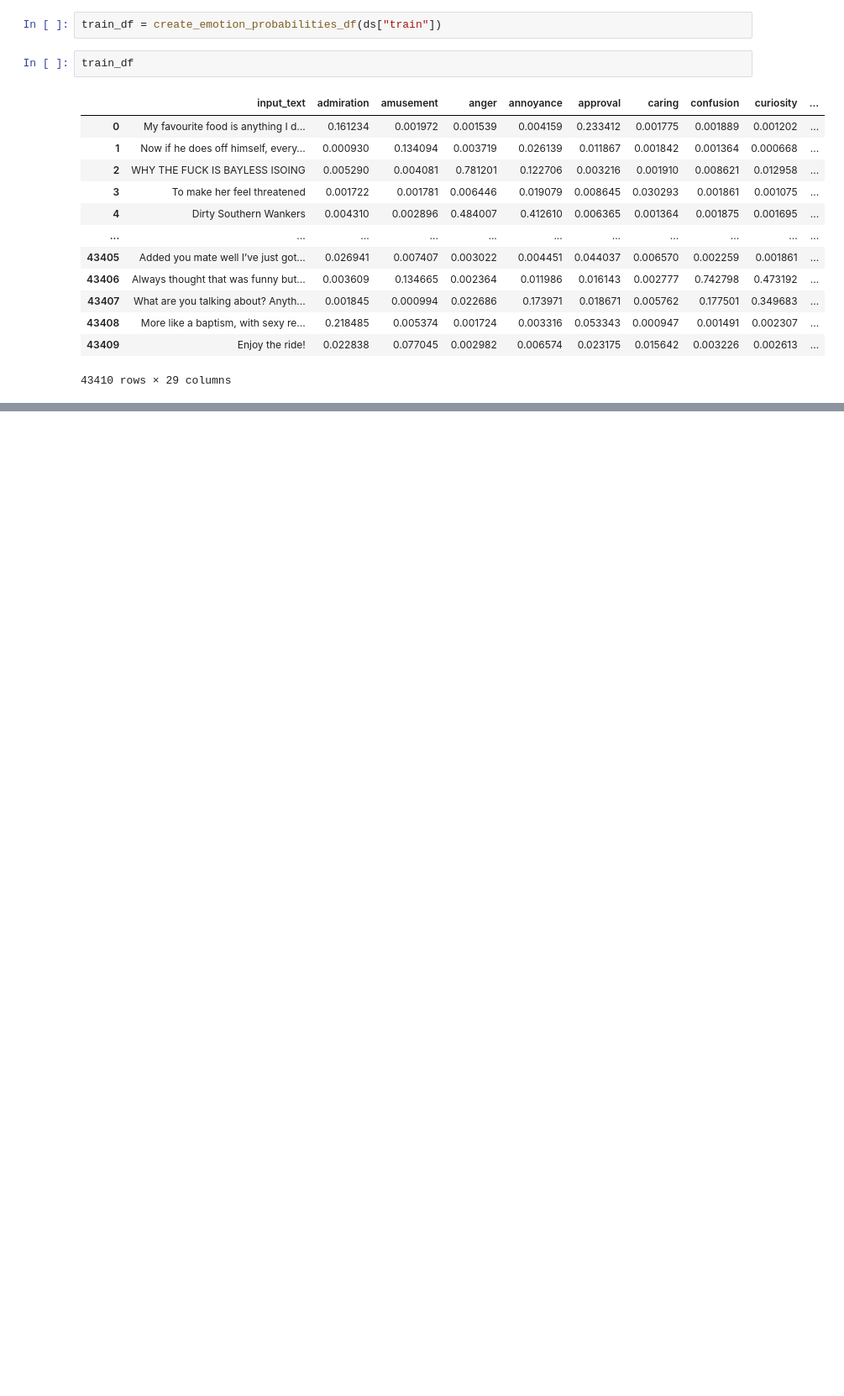
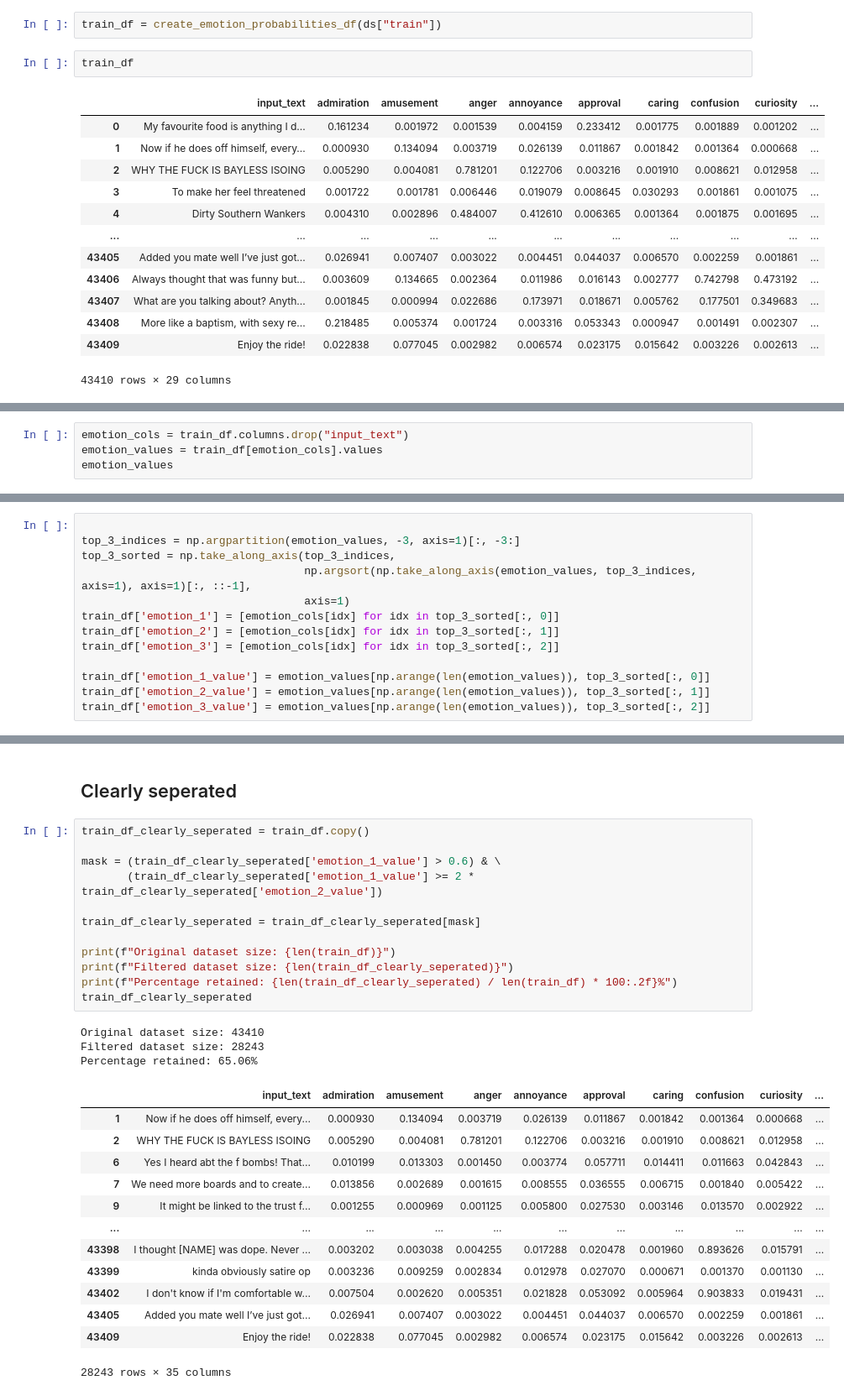
Before and after one commit to Iwaniukooo11/llm-workshop, a Jupyter notebook: basic/main.ipynb, the cells around one changed output, grey strips where cells are left out. Shown at 84% size. Drawn from its saved outputs; the diff is of its cells as text; blank space fills up the shorter version.

```diff
--- a/basic/main.ipynb
+++ b/basic/main.ipynb
@@ -237,0 +229,4 @@ train_df
+# %%
+emotion_cols = train_df.columns.drop("input_text")
+emotion_values = train_df[emotion_cols].values
+emotion_values
@@ -237,0 +248,13 @@ train_df
+# %%
+
+top_3_indices = np.argpartition(emotion_values, -3, axis=1)[:, -3:]
+top_3_sorted = np.take_along_axis(top_3_indices,
+                                  np.argsort(np.take_along_axis(emotion_values, top_3_indices, axis=1), axis=1)[:, ::-1],
+                                  axis=1)
+train_df['emotion_1'] = [emotion_cols[idx] for idx in top_3_sorted[:, 0]]
+train_df['emotion_2'] = [emotion_cols[idx] for idx in top_3_sorted[:, 1]]
+train_df['emotion_3'] = [emotion_cols[idx] for idx in top_3_sorted[:, 2]]
+
+train_df['emotion_1_value'] = emotion_values[np.arange(len(emotion_values)), top_3_sorted[:, 0]]
+train_df['emotion_2_value'] = emotion_values[np.arange(len(emotion_values)), top_3_sorted[:, 1]]
+train_df['emotion_3_value'] = emotion_values[np.arange(len(emotion_values)), top_3_sorted[:, 2]]
@@ -237,0 +277,31 @@ train_df
+# %% [markdown]
+## Clearly seperated
+# %%
+train_df_clearly_seperated = train_df.copy()
+
+mask = (train_df_clearly_seperated['emotion_1_value'] > 0.6) & \
+       (train_df_clearly_seperated['emotion_1_value'] >= 2 * train_df_clearly_seperated['emotion_2_value'])
+
+train_df_clearly_seperated = train_df_clearly_seperated[mask]
+
+print(f"Original dataset size: {len(train_df)}")
+print(f"Filtered dataset size: {len(train_df_clearly_seperated)}")
+print(f"Percentage retained: {len(train_df_clearly_seperated) / len(train_df) * 100:.2f}%")
+train_df_clearly_seperated
+# %% [output]
+Original dataset size: 43410
+Filtered dataset size: 28243
+Percentage retained: 65.06%
+|  | input_text | admiration | amusement | anger | annoyance | approval | caring | confusion | curiosity | ... |
+| 1 | Now if he does off himself, every... | 0.000930 | 0.134094 | 0.003719 | 0.026139 | 0.011867 | 0.001842 | 0.001364 | 0.000668 | ... |
+| 2 | WHY THE FUCK IS BAYLESS ISOING | 0.005290 | 0.004081 | 0.781201 | 0.122706 | 0.003216 | 0.001910 | 0.008621 | 0.012958 | ... |
+| 6 | Yes I heard abt the f bombs! That... | 0.010199 | 0.013303 | 0.001450 | 0.003774 | 0.057711 | 0.014411 | 0.011663 | 0.042843 | ... |
+| 7 | We need more boards and to create... | 0.013856 | 0.002689 | 0.001615 | 0.008555 | 0.036555 | 0.006715 | 0.001840 | 0.005422 | ... |
+| 9 | It might be linked to the trust f... | 0.001255 | 0.000969 | 0.001125 | 0.005800 | 0.027530 | 0.003146 | 0.013570 | 0.002922 | ... |
+| ... | ... | ... | ... | ... | ... | ... | ... | ... | ... | ... |
+| 43398 | I thought [NAME] was dope. Never ... | 0.003202 | 0.003038 | 0.004255 | 0.017288 | 0.020478 | 0.001960 | 0.893626 | 0.015791 | ... |
+| 43399 | kinda obviously satire op | 0.003236 | 0.009259 | 0.002834 | 0.012978 | 0.027070 | 0.000671 | 0.001370 | 0.001130 | ... |
+| 43402 | I don't know if I'm comfortable w... | 0.007504 | 0.002620 | 0.005351 | 0.021828 | 0.053092 | 0.005964 | 0.903833 | 0.019431 | ... |
+| 43405 | Added you mate well I’ve just got... | 0.026941 | 0.007407 | 0.003022 | 0.004451 | 0.044037 | 0.006570 | 0.002259 | 0.001861 | ... |
+| 43409 | Enjoy the ride! | 0.022838 | 0.077045 | 0.002982 | 0.006574 | 0.023175 | 0.015642 | 0.003226 | 0.002613 | ... |
+28243 rows × 35 columns
```
Also changed, not shown: parts of 14 cells of this notebook.
